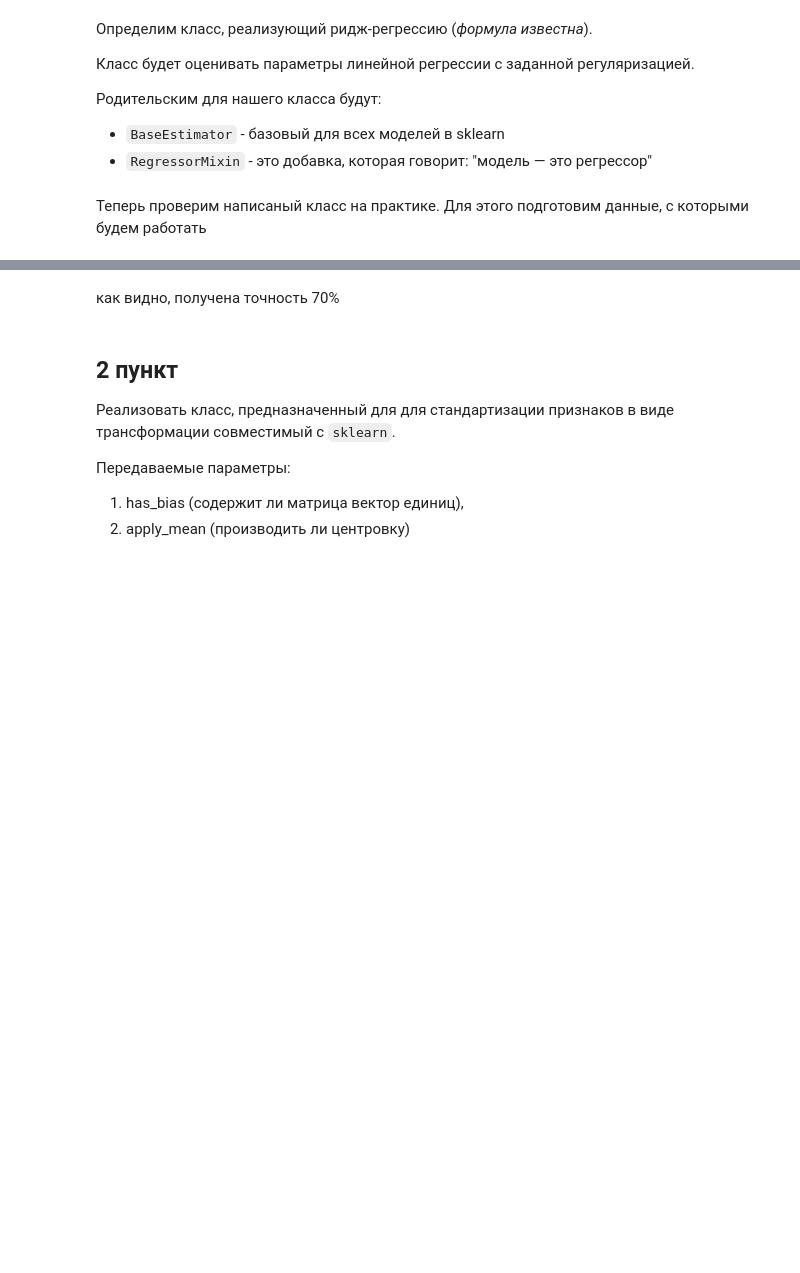
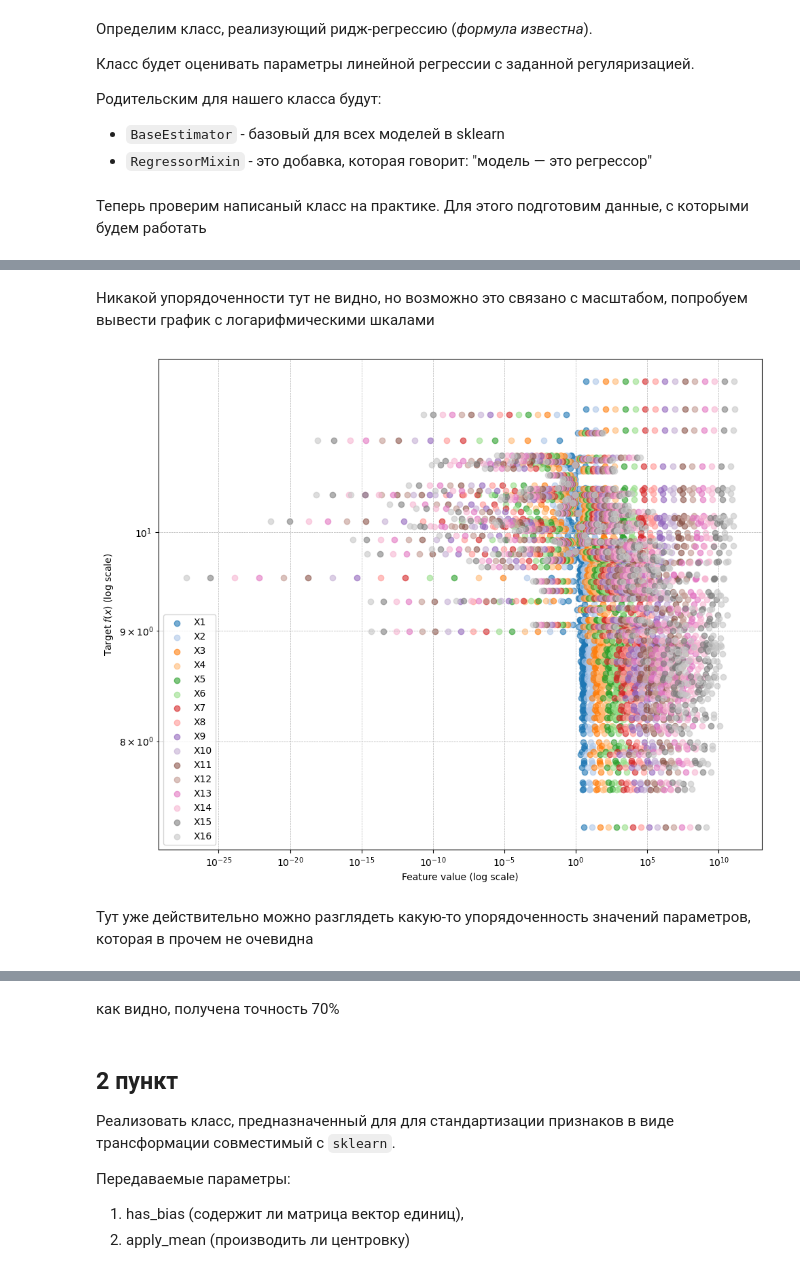
Before and after one commit to SARWX/mlmethods, a Jupyter notebook: task2.ipynb, the cells around one changed output, grey strips where cells are left out. Drawn from its saved outputs; the diff is of its cells as text; code cells hidden in the pictures; blank space fills up the shorter version.

```diff
--- a/task2.ipynb
+++ b/task2.ipynb
@@ -106,3 +247,11 @@ plot_regression(X, y)
+# %% [markdown]
+Никакой упорядоченности тут не видно, но возможно это связано с масштабом, попробуем вывести график с логарифмическими шкалами
+# %%
+plot_all_features_with_model(X, y, None, True)
+# %% [output]
+[figure, added]
+# %% [markdown]
+Тут уже действительно можно разглядеть какую-то упорядоченность значений параметров, которая в прочем не очевидна
 # %%
 from sklearn.model_selection import train_test_split
 # %%
```
Also changed, not shown: parts of 53 cells of this notebook, 1 other file.
